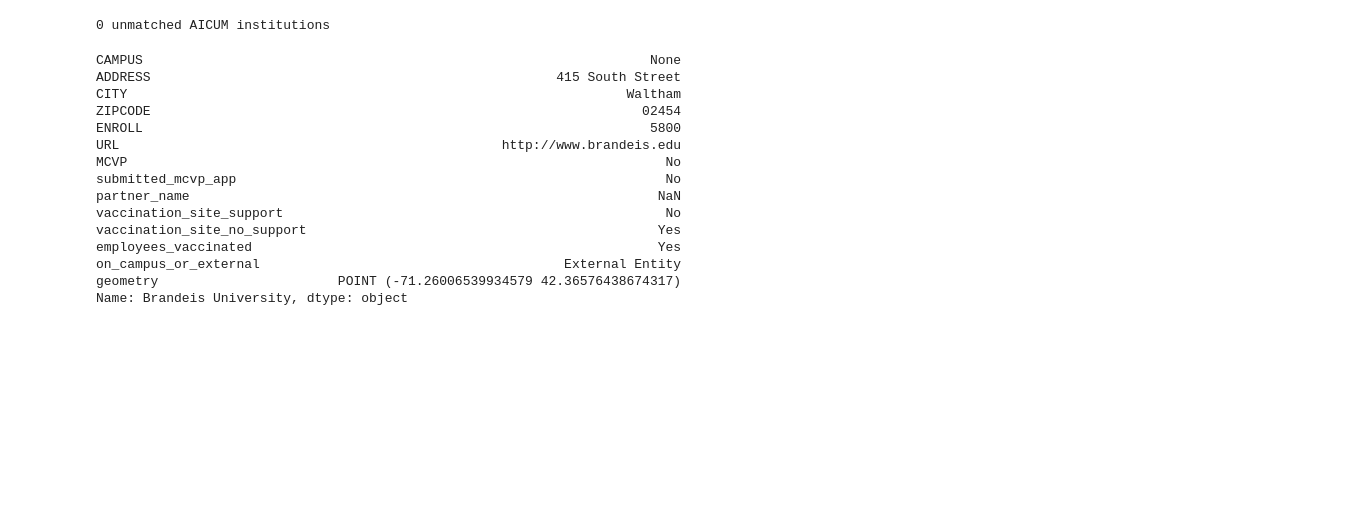
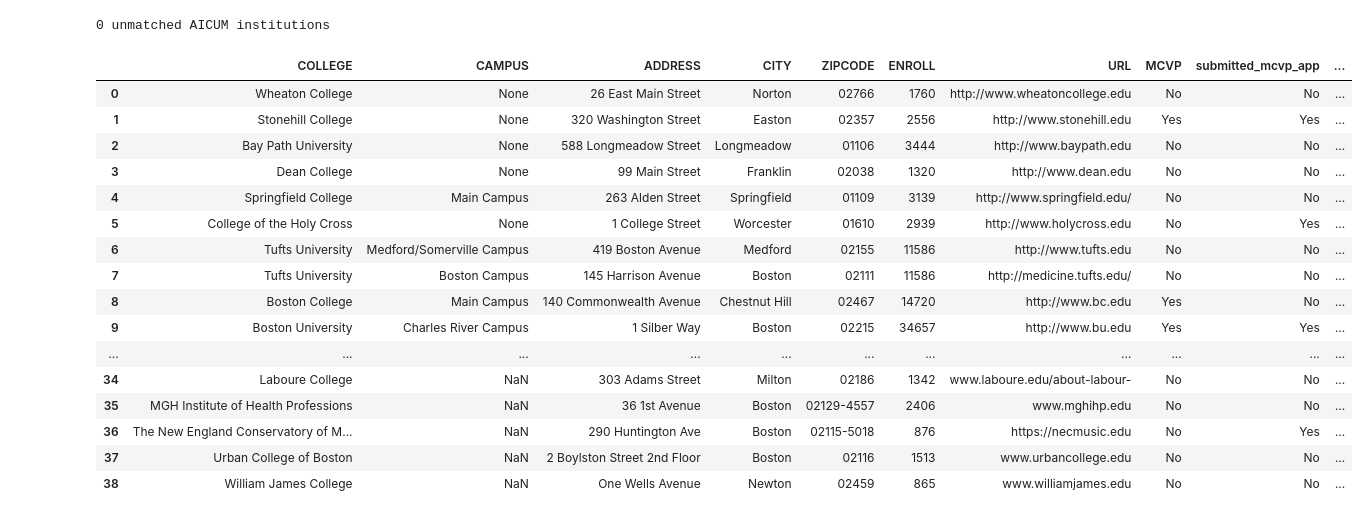
Before and after one commit to mggg/covid-vaccines, a Jupyter notebook: preprocessing/prep_university_data.ipynb, the cells around one changed output. Saved outputs shown, nothing was run; the diff lists cells and outputs as text; code cells hidden in the pictures; blank space fills up the shorter version.

```diff
--- a/preprocessing/prep_university_data.ipynb
+++ b/preprocessing/prep_university_data.ipynb
@@ -87,22 +87,25 @@ filtered_colleges = colleges[
 ]
 # %%
 filtered_colleges = filtered_colleges.to_crs('epsg:4326')
+filtered_colleges['ENROLL'] = filtered_colleges['ENROLL'].astype(int)
-# %%
-filtered_colleges.set_index('COLLEGE').loc['Suffolk University']
-# %% [output]
-CAMPUS                                                                 None
-ADDRESS                                                    415 South Street
-CITY                                                                Waltham
-ZIPCODE                                                               02454
-ENROLL                                                                 5800
-URL                                                 http://www.brandeis.edu
-MCVP                                                                     No
-submitted_mcvp_app                                                       No
-partner_name                                                            NaN
-vaccination_site_support                                                 No
-vaccination_site_no_support                                             Yes
-employees_vaccinated                                                    Yes
-on_campus_or_external                                       External Entity
-geometry                       POINT (-71.26006539934579 42.36576438674317)
-Name: Brandeis University, dtype: object
+# %%
+filtered_colleges
+# %% [output]
+|  | COLLEGE | CAMPUS | ADDRESS | CITY | ZIPCODE | ENROLL | URL | MCVP | submitted_mcvp_app | ... |
+| 0 | Wheaton College | None | 26 East Main Street | Norton | 02766 | 1760 | http://www.wheatoncollege.edu | No | No | ... |
+| 1 | Stonehill College | None | 320 Washington Street | Easton | 02357 | 2556 | http://www.stonehill.edu | Yes | Yes | ... |
+| 2 | Bay Path University | None | 588 Longmeadow Street | Longmeadow | 01106 | 3444 | http://www.baypath.edu | No | No | ... |
+| 3 | Dean College | None | 99 Main Street | Franklin | 02038 | 1320 | http://www.dean.edu | No | No | ... |
+| 4 | Springfield College | Main Campus | 263 Alden Street | Springfield | 01109 | 3139 | http://www.springfield.edu/ | No | No | ... |
+| 5 | College of the Holy Cross | None | 1 College Street | Worcester | 01610 | 2939 | http://www.holycross.edu | No | Yes | ... |
+| 6 | Tufts University | Medford/Somerville Campus | 419 Boston Avenue | Medford | 02155 | 11586 | http://www.tufts.edu | No | No | ... |
+| 7 | Tufts University | Boston Campus | 145 Harrison Avenue | Boston | 02111 | 11586 | http://medicine.tufts.edu/ | No | No | ... |
+| 8 | Boston College | Main Campus | 140 Commonwealth Avenue | Chestnut Hill | 02467 | 14720 | http://www.bc.edu | Yes | No | ... |
+| 9 | Boston University | Charles River Campus | 1 Silber Way | Boston | 02215 | 34657 | http://www.bu.edu | Yes | Yes | ... |
+| ... | ... | ... | ... | ... | ... | ... | ... | ... | ... | ... |
+| 34 | Laboure College | NaN | 303 Adams Street | Milton | 02186 | 1342 | www.laboure.edu/about-labour- | No | No | ... |
+| 35 | MGH Institute of Health Professions | NaN | 36 1st Avenue | Boston | 02129-4557 | 2406 | www.mghihp.edu | No | No | ... |
+| 36 | The New England Conservatory of M... | NaN | 290 Huntington Ave | Boston | 02115-5018 | 876 | https://necmusic.edu | No | Yes | ... |
+| 37 | Urban College of Boston | NaN | 2 Boylston Street 2nd Floor | Boston | 02116 | 1513 | www.urbancollege.edu | No | No | ... |
+| 38 | William James College | NaN | One Wells Avenue | Newton | 02459 | 865 | www.williamjames.edu | No | No | ... |
 # %%
```
Also changed, not shown: parts of 1 cell of this notebook, 3 other files.
